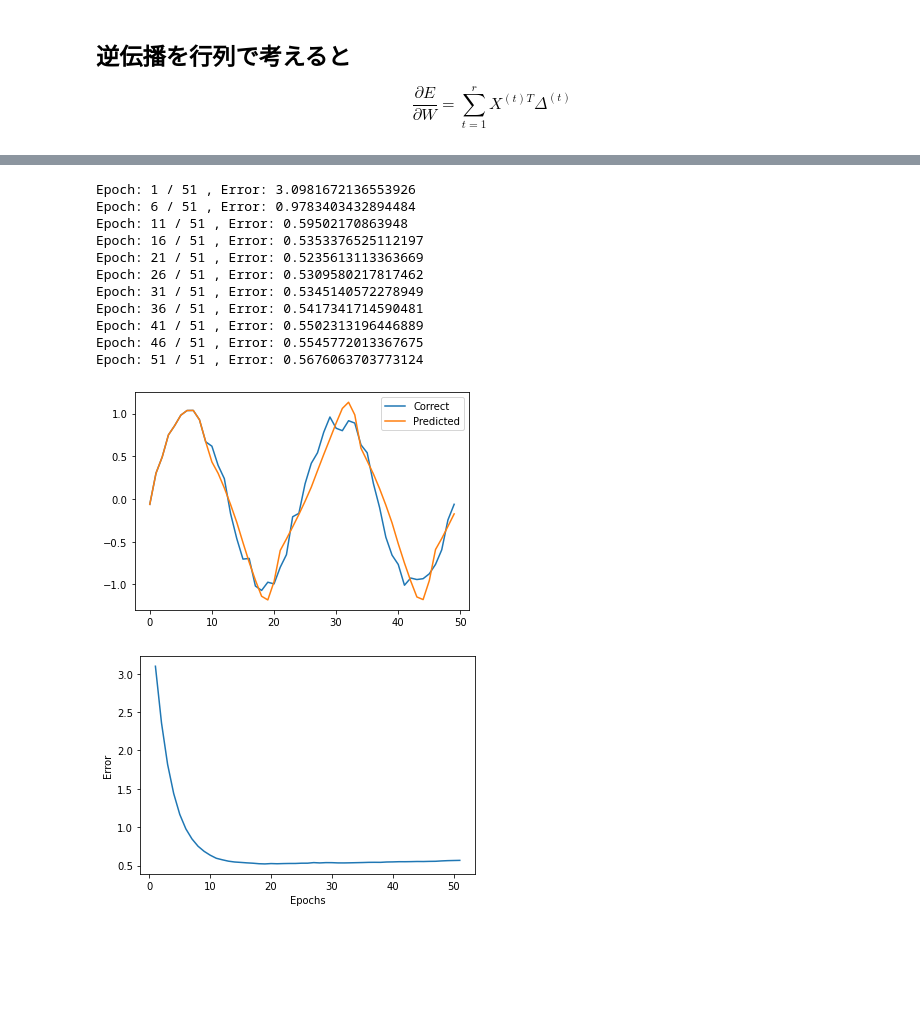
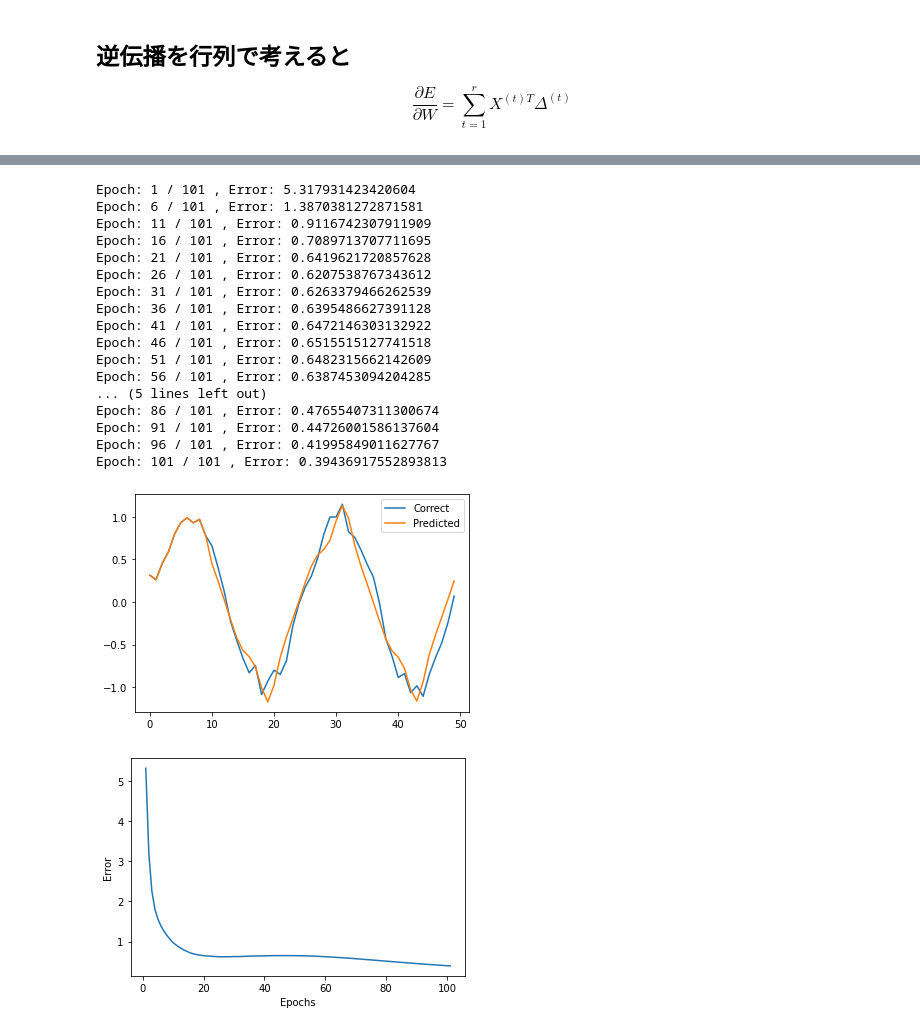
Before and after one commit to Sunao-Yoshii/StudyDocs, a Jupyter notebook: Books/deeplerning/初めてのDeepLearning2/4.RNN.ipynb, the cells around one changed output, grey strips where cells are left out. Saved outputs shown, nothing was run; the diff lists cells and outputs as text; code cells hidden in the pictures; blank space fills up the shorter version.

```diff
--- a/Books/deeplerning/初めてのDeepLearning2/4.RNN.ipynb
+++ b/Books/deeplerning/初めてのDeepLearning2/4.RNN.ipynb
@@ -288,7 +298,7 @@ for i in range(0, n_sample):
 # input_data[0][1] = [先頭+1 のデータ]
 # correct_data は 1 データだけずらした値
 # %%
-epochs     = 51
+epochs     = 101
 batch_size = 8
 interval   = 5
 eta        = 0.001
@@ -356,43 +366,49 @@ for i in range(epochs):
         # get learn data and corrects
         mb_index = index_rand[j*batch_size : (j+1)*batch_size]
         x_mb = input_data[mb_index, :]
         t_mb = correct_data[mb_index, :]
         train(x_mb, t_mb)
 
     # calc err
     error = get_error(input_data, correct_data)
     error_record.append(error)
 
     # show state
     if i % interval == 0:
         print(f'Epoch: {i + 1} / {epochs} , Error: {error}')
 
 predicted = input_data[0].reshape(-1).tolist()
 for i in range(n_sample):
     x = np.array(predicted[-n_time:]).reshape(1, n_time, 1)
     y = predict(x)
     predicted.append(float(y[0, 0]))
 
 plt.plot(range(len(sin_x)), sin_y.tolist(), label='Correct')
 plt.plot(range(len(predicted)), predicted, label='Predicted')
 plt.legend()
 plt.show()
 
 plt.plot(range(1, len(error_record) + 1), error_record)
 plt.xlabel('Epochs')
 plt.ylabel('Error')
 plt.show()
 # %% [output]
-Epoch: 1 / 51 , Error: 3.0981672136553926
-Epoch: 6 / 51 , Error: 0.9783403432894484
-Epoch: 11 / 51 , Error: 0.59502170863948
-Epoch: 16 / 51 , Error: 0.5353376525112197
-Epoch: 21 / 51 , Error: 0.5235613113363669
-Epoch: 26 / 51 , Error: 0.5309580217817462
-Epoch: 31 / 51 , Error: 0.5345140572278949
-Epoch: 36 / 51 , Error: 0.5417341714590481
-Epoch: 41 / 51 , Error: 0.5502313196446889
-Epoch: 46 / 51 , Error: 0.5545772013367675
-Epoch: 51 / 51 , Error: 0.5676063703773124
+Epoch: 1 / 101 , Error: 5.317931423420604
+Epoch: 6 / 101 , Error: 1.3870381272871581
+Epoch: 11 / 101 , Error: 0.9116742307911909
+Epoch: 16 / 101 , Error: 0.7089713707711695
+Epoch: 21 / 101 , Error: 0.6419621720857628
+Epoch: 26 / 101 , Error: 0.6207538767343612
+Epoch: 31 / 101 , Error: 0.6263379466262539
+Epoch: 36 / 101 , Error: 0.6395486627391128
+Epoch: 41 / 101 , Error: 0.6472146303132922
+Epoch: 46 / 101 , Error: 0.6515515127741518
+Epoch: 51 / 101 , Error: 0.6482315662142609
+Epoch: 56 / 101 , Error: 0.6387453094204285
+... (5 lines left out)
+Epoch: 86 / 101 , Error: 0.47655407311300674
+Epoch: 91 / 101 , Error: 0.44726001586137604
+Epoch: 96 / 101 , Error: 0.41995849011627767
+Epoch: 101 / 101 , Error: 0.39436917552893813
-[figure, old version]
+[figure, new version]
-[figure, old version]
+[figure, new version]
```
Also changed, not shown: parts of 2 cells of this notebook, 13 other files.
